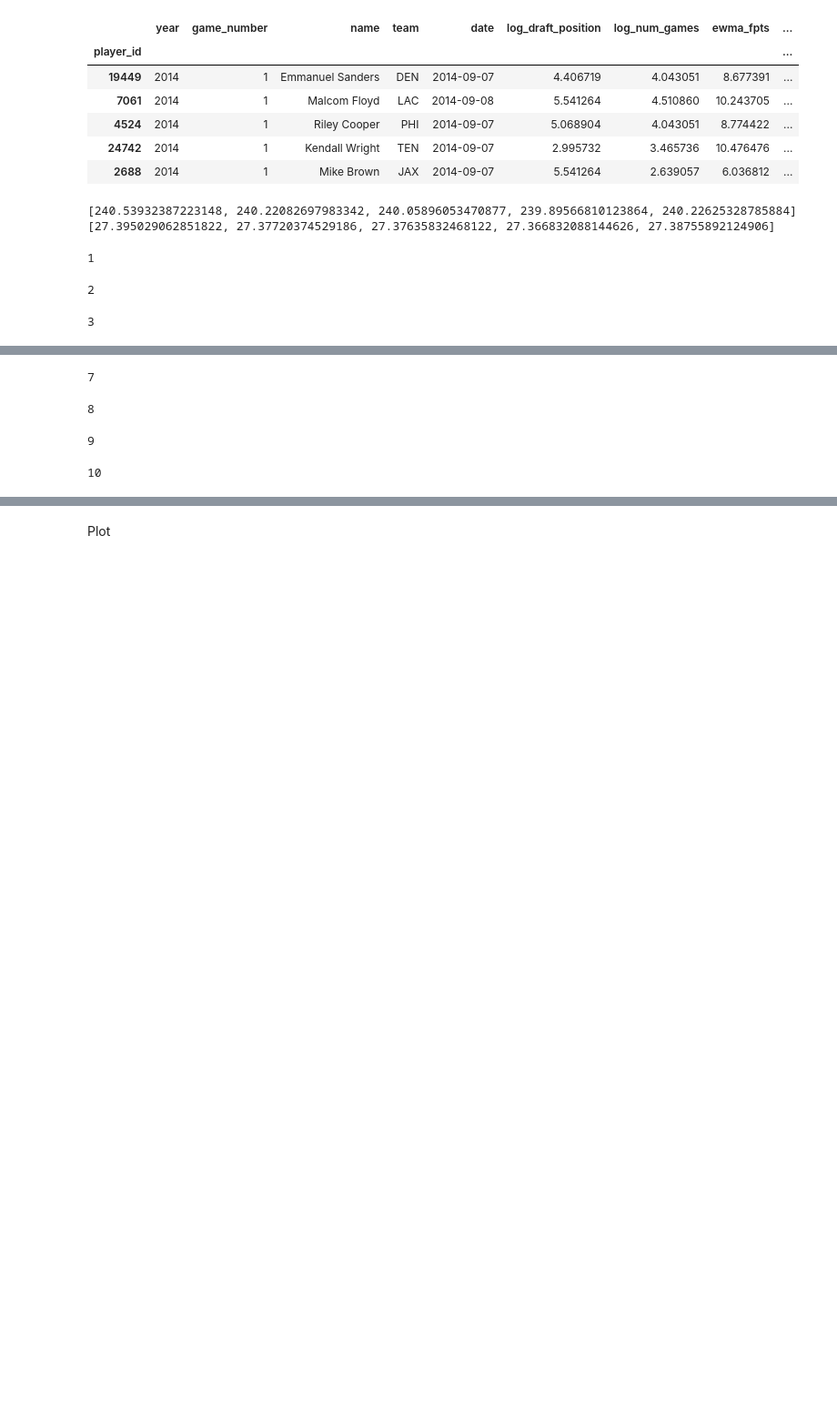
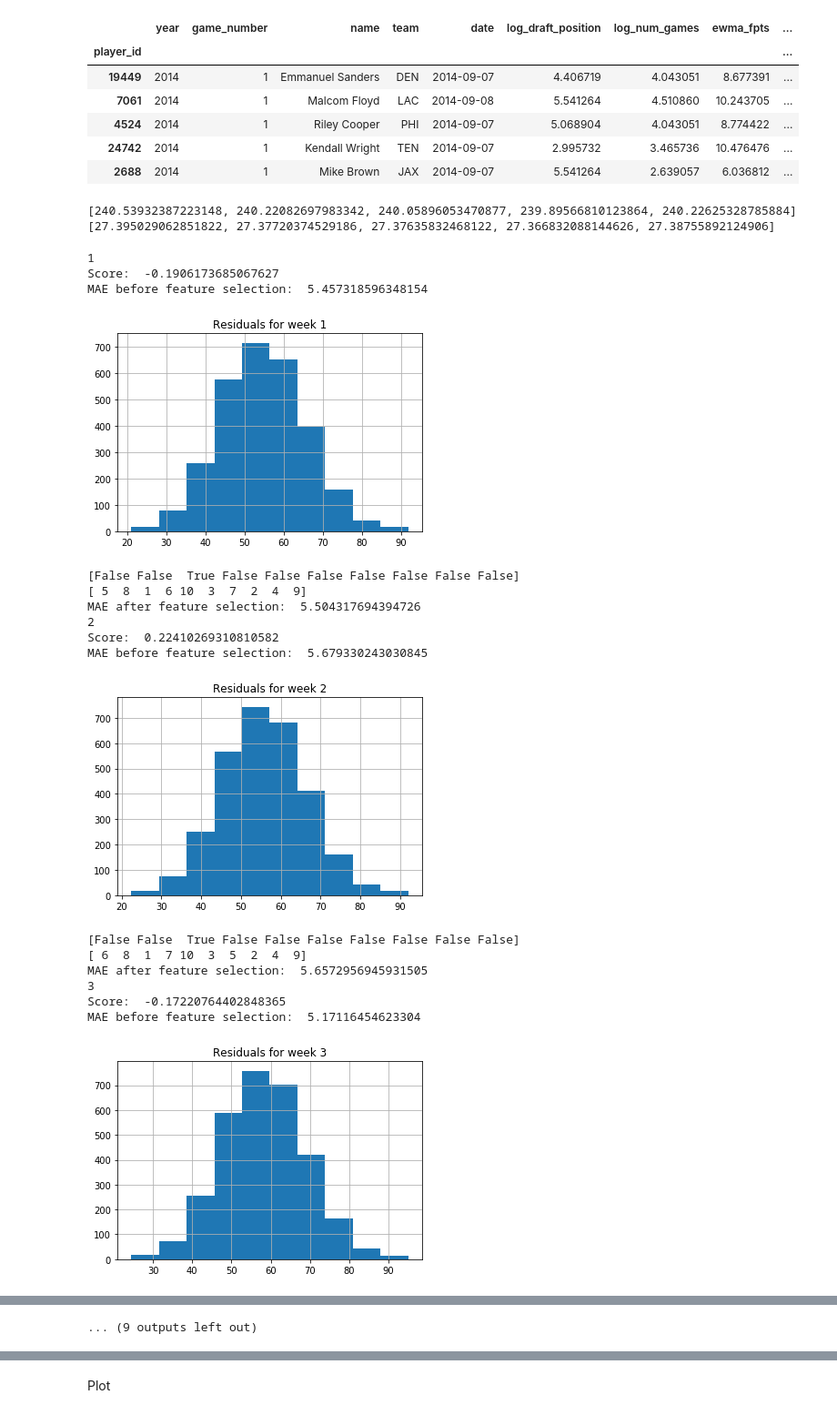
Before and after one commit to nkvarberg/Football-Prediction, a Jupyter notebook: WR models.ipynb, the cells around one changed output, grey strips where cells are left out. Shown: that part at 91% size. Cells and saved outputs as stored; diff of their text form; code cells hidden in the pictures; blank space fills up the shorter version.

```diff
--- a/WR models.ipynb
+++ b/WR models.ipynb
@@ -79,6 +80,9 @@ MSErf = []
 MAErf = []
 MSEbase = []
 MAEbase = []
+
+MSElrA = []
+MAElrA = []
 
 for w in range(1,11):
     print(w)
@@ -113,32 +117,71 @@ for w in range(1,11):
     preds = []
     for i in resp.index:
         if type(X.loc[i]['fpts']) != np.float64:
             past_fpts = X.loc[i]['fpts'].values
             model = ARMA(past_fpts, (0,1))
             model_fit = model.fit(disp=0)
             preds.append(model_fit.forecast()[0][0])
         else:
             resp.drop([i],inplace=True)
     MAEarma.append(mean_absolute_error(resp, preds))
     MSEarma.append(mean_squared_error(resp, preds))
     '''
 
     # linear regression
     XtrainS = StandardScaler().fit_transform(X_train)
     XtestS = StandardScaler().fit_transform(X_test)
+    XtrainT = XtrainS.copy()
+    XtestT = XtestS.copy()
     lr = LinearRegression()
     lr.fit(XtrainS, y_train)
+    print('Score: ',lr.score(XtestS, y_test))
     preds = lr.predict(XtestS)
     MAElr.append(mean_absolute_error(y_test, preds))
     MSElr.append(mean_squared_error(y_test, preds))
+    print('MAE before feature selection: ',mean_absolute_error(y_test, preds))
+
+    yhat = lr.predict(X_train)
+    residuals = yhat - y_train
+    plt.figure()
+    plt.hist(residuals.values)
+    plt.title('Residuals for week '+str(w))
+    plt.grid()
+    plt.show()
+
+
+    selector = RFECV(lr, step=1, cv=10)
+    selector = selector.fit(XtrainT, y_train)
+    print(selector.support_)
+    print(selector.ranking_)
+    X_new = selector.transform(XtrainT)
+    lr.fit(X_new,y_train)
+    preds = lr.predict(selector.transform(XtestT))
+    print('MAE after feature selection: ',mean_absolute_error(y_test, preds))
+    MAElrA.append(mean_absolute_error(y_test, preds))
+    MSElrA.append(mean_squared_error(y_test, preds))
 
     # random forest
     rf = RandomForestRegressor(n_estimators = 400)
     rf.fit(XtrainS, y_train)
     preds = rf.predict(XtestS)
     MAErf.append(mean_absolute_error(y_test, preds))
     MSErf.append(mean_squared_error(y_test, preds))
 # %% [output]
 1
+Score:  -0.1906173685067627
+MAE before feature selection:  5.457318596348154
+[figure, added]
+[False False  True False False False False False False False]
+[ 5  8  1  6 10  3  7  2  4  9]
+MAE after feature selection:  5.504317694394726
 2
+Score:  0.22410269310810582
+MAE before feature selection:  5.679330243030845
+[figure, added]
+[False False  True False False False False False False False]
+[ 6  8  1  7 10  3  5  2  4  9]
+MAE after feature selection:  5.6572956945931505
 3
+Score:  -0.17220764402848365
+MAE before feature selection:  5.17116454623304
+[figure, added]
@@ -148,5 +209,2 @@ for w in range(1,11):
-7
+... (9 outputs left out)
-8
-9
-10
 # %%
```
Also changed, not shown: parts of 5 cells of this notebook.
